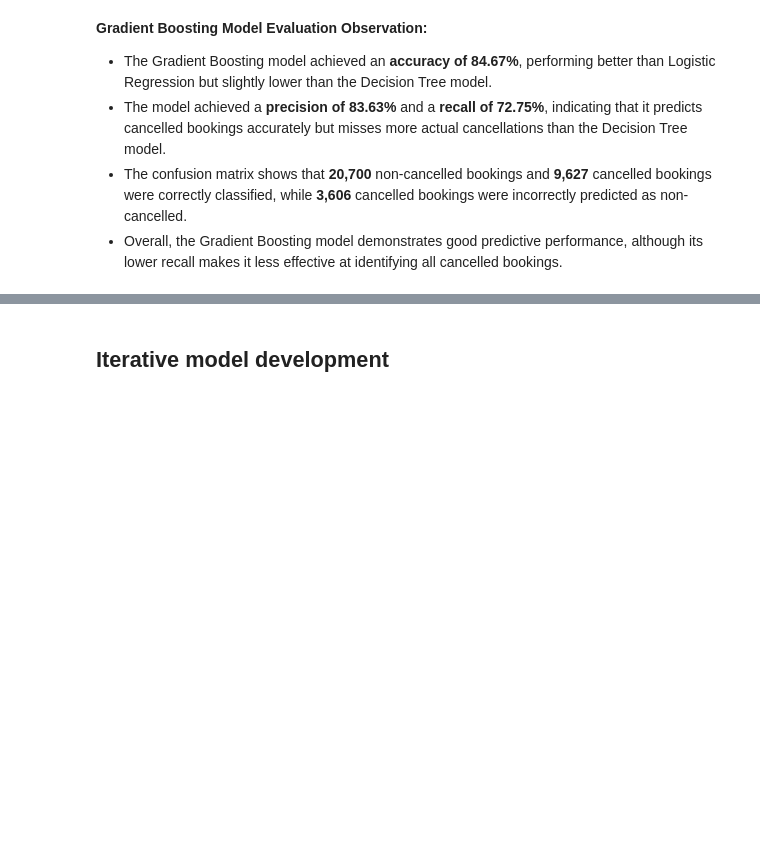
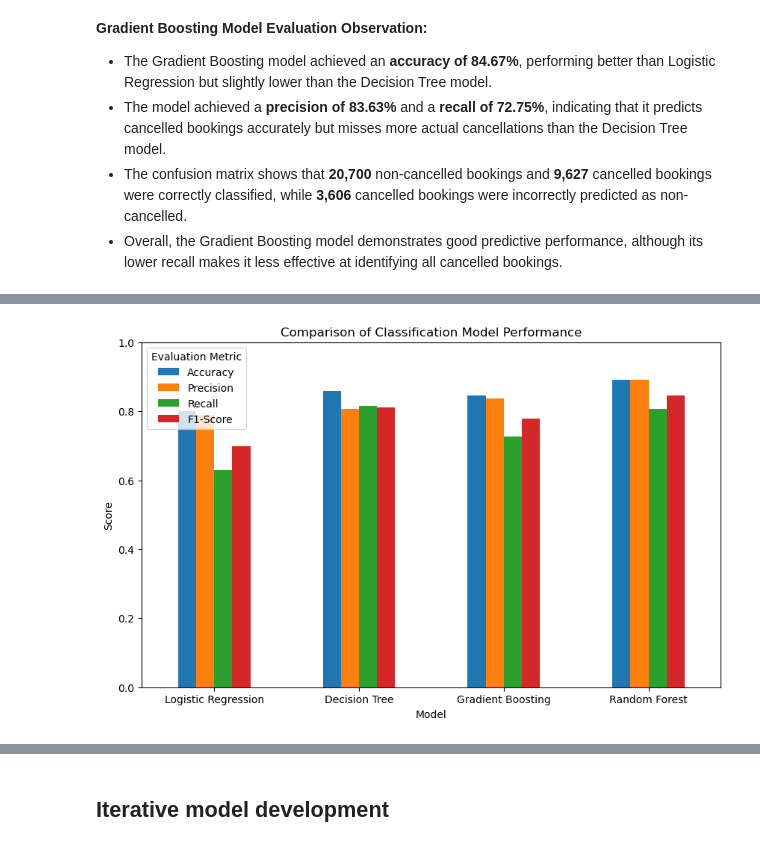
Before and after one commit to yixqinggg/mldp_hotel_booking_prediction, a Jupyter notebook: hotel_booking_cancellation_prediction.ipynb, the cells around one changed output, grey strips where cells are left out. Saved outputs shown, nothing was run; the diff lists cells and outputs as text; code cells hidden in the pictures; blank space fills up the shorter version.

```diff
--- a/hotel_booking_cancellation_prediction.ipynb
+++ b/hotel_booking_cancellation_prediction.ipynb
@@ -846,0 +953,16 @@ weighted avg       0.85      0.85      0.84     35817
+# %%
+# plot the model evaluation results
+results_df.set_index("Model").plot(
+    kind="bar",
+    figsize=(10, 6)
+)
+
+plt.title("Comparison of Classification Model Performance")
+plt.xlabel("Model")
+plt.ylabel("Score")
+plt.ylim(0, 1)
+plt.xticks(rotation=0)
+plt.legend(title="Evaluation Metric")
+plt.show()
+# %% [output]
+[figure, added]
```
Also changed, not shown: parts of 6 cells of this notebook.
